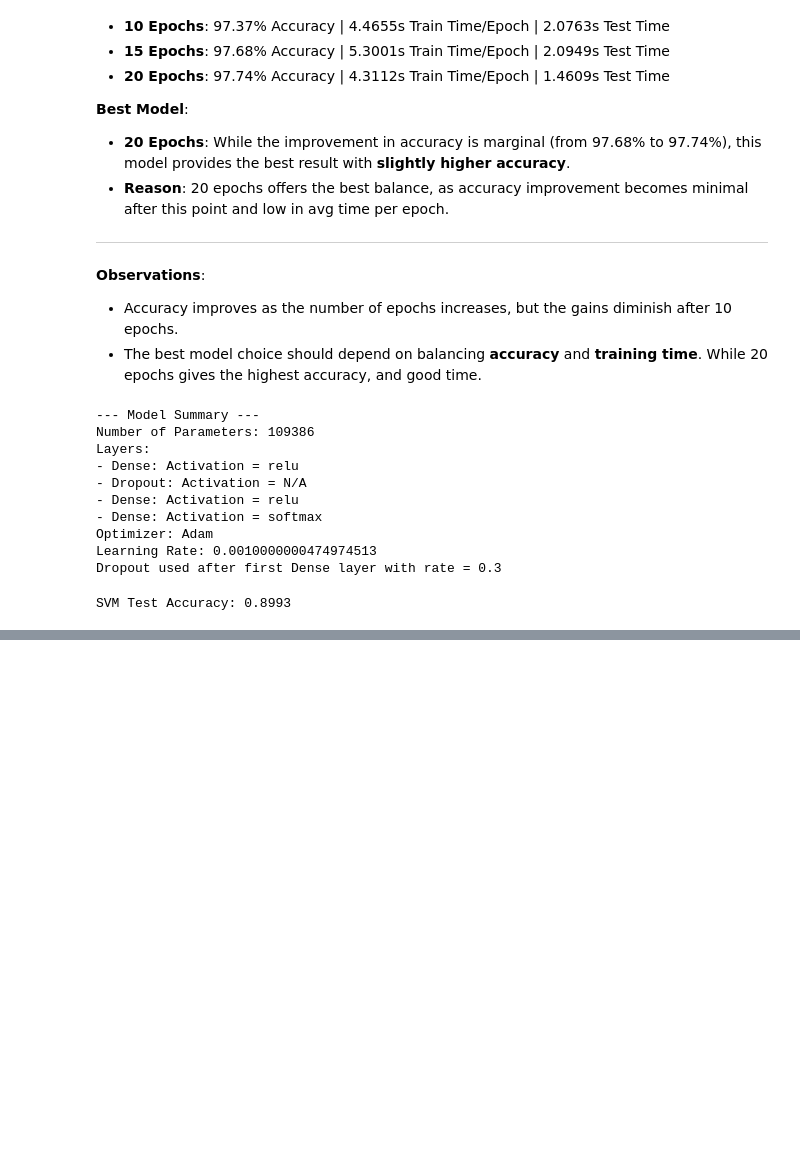
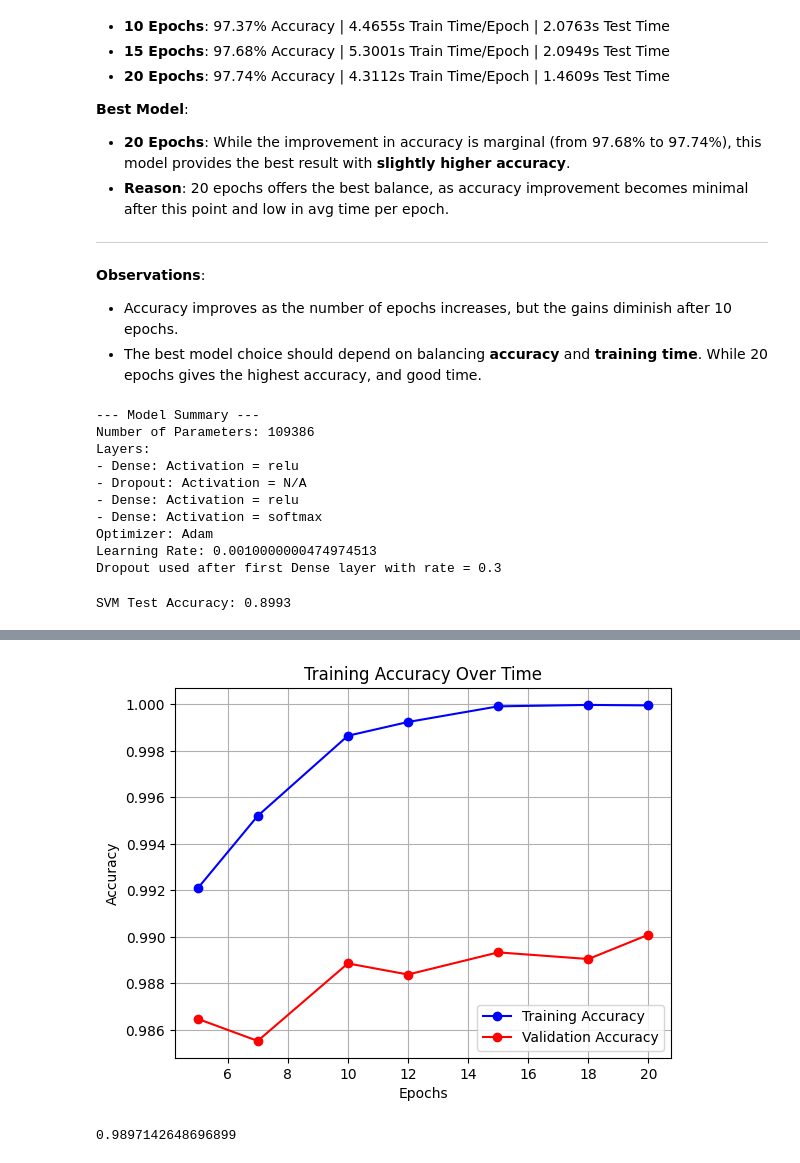
Before and after one commit to aabdulhakeem/MINIST_dif_models_study, a Jupyter notebook: MINIST_with_different_models.ipynb, the cells around one changed output, grey strips where cells are left out. Saved outputs shown, nothing was run; the diff lists cells and outputs as text; code cells hidden in the pictures; blank space fills up the shorter version.

```diff
--- a/MINIST_with_different_models.ipynb
+++ b/MINIST_with_different_models.ipynb
@@ -187,0 +256,34 @@ SVM Test Accuracy: 0.8993
+# %%
+epochs = [5, 7, 10, 12, 15, 18, 20]
+acc = []
+val_acc = []
+test_acc = []
+for epoch in epochs:
+  print(f"\nTraining the model for {epoch} epochs...")
+  cnn_model = build_cnn_model1()
+
+  optimizer = tf.keras.optimizers.SGD(learning_rate=0.01, momentum=0.9)
+  cnn_model.compile(optimizer=optimizer, loss='categorical_crossentropy', metrics=['accuracy'])
+
+  start_train_time = time.time()
+  history = cnn_model.fit(
+      X_train, y_train,
+      epochs=epoch,
+      batch_size=64,
+      validation_data=(X_val, y_val),
+      verbose=1
+  )
+  end_train_time = time.time()
+
+  start_test_time = time.time()
+  cnn_loss, cnn_acc = cnn_model.evaluate(X_test, y_test)
+  end_test_time = time.time()
+
+  avg_train_time = (end_train_time - start_train_time) / epoch
+  test_time = (end_test_time - start_test_time)
+
+  print_results(cnn_model, history, avg_train_time, test_time)
+
+  acc.append(history.history['accuracy'][-1])
+  val_acc.append(history.history['val_accuracy'][-1])
+  test_acc.append(cnn_acc)
@@ -187,0 +308,16 @@ SVM Test Accuracy: 0.8993
+# %%
+
+plt.plot(epochs, acc, marker='o', linestyle='-', color='b', label='Training Accuracy')
+plt.plot(epochs, val_acc, marker='o', linestyle='-', color='r', label='Validation Accuracy')
+plt.xlabel('Epochs')
+plt.ylabel('Accuracy')
+plt.title('Training Accuracy Over Time')
+plt.grid(True)
+plt.legend()
+plt.show()
+# %% [output]
+[figure, added]
+# %%
+test_acc[4]
+# %% [output]
+0.9897142648696899
```
Also changed, not shown: parts of 14 cells of this notebook.
